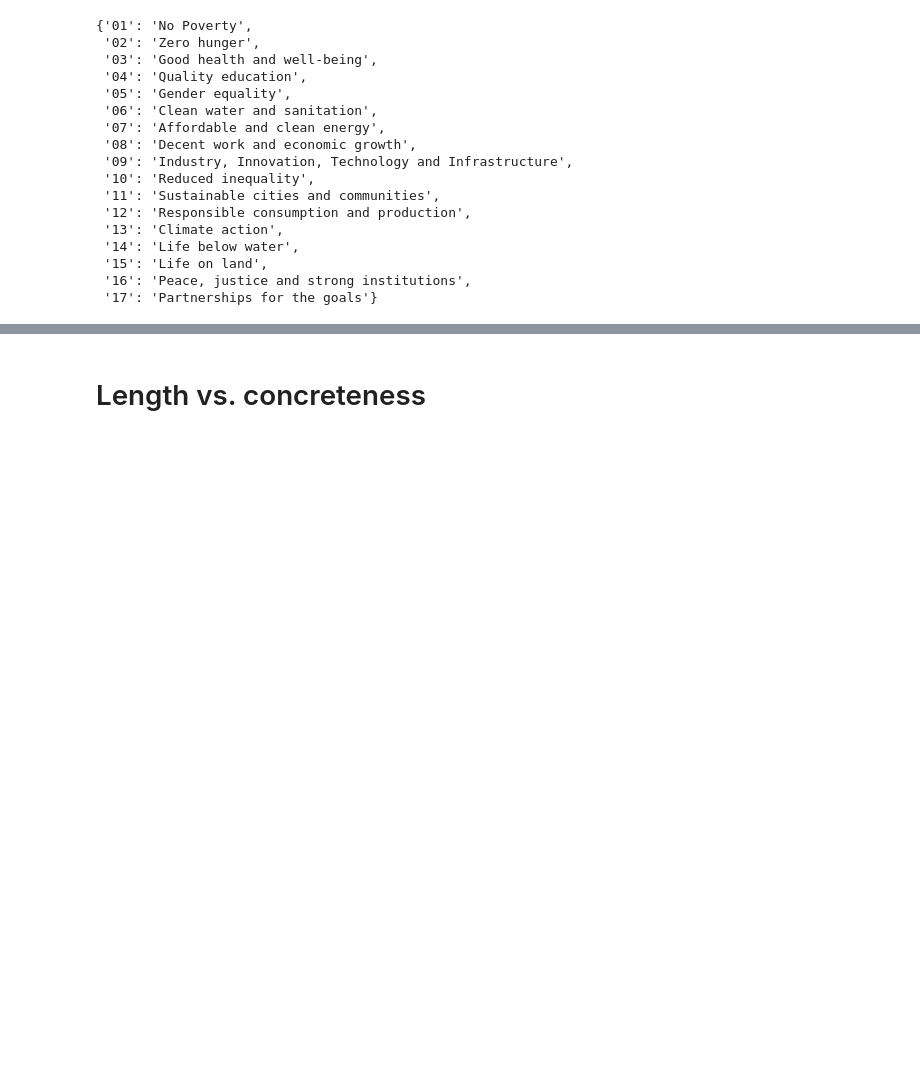
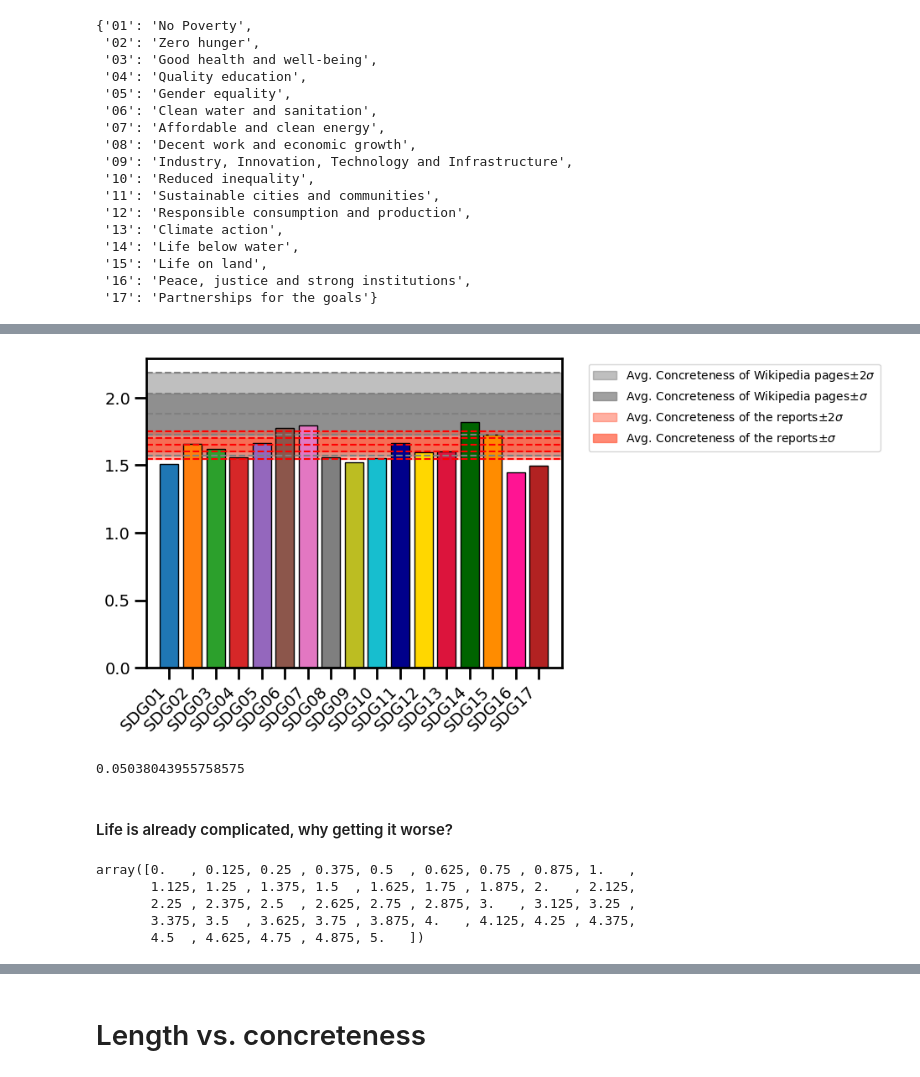
Before and after one commit to fabiosaracco/sdg_repos_advanced, a Jupyter notebook: 4_0_fa_r_vago.ipynb, the cells around one changed output, grey strips where cells are left out. Drawn from its saved outputs; the diff is of its cells as text; code cells hidden in the pictures; blank space fills up the shorter version.

```diff
--- a/4_0_fa_r_vago.ipynb
+++ b/4_0_fa_r_vago.ipynb
@@ -559,0 +589,42 @@ plt.show()
+# %%
+plt.hlines(np.mean(wiki_concr)+2*np.std(wiki_concr), 0, 18, color='gray', ls='--')
+plt.hlines(np.mean(wiki_concr)+np.std(wiki_concr), 0, 18, color='gray', ls='--')
+plt.hlines(np.mean(wiki_concr)-np.std(wiki_concr), 0, 18, color='gray', ls='--')
+plt.hlines(np.mean(wiki_concr)-2*np.std(wiki_concr), 0, 18, color='gray', ls='--')
+plt.hlines(np.mean(wiki_concr), -2, 18, color='gray', ls='--')
+
+y1 = np.ones(len(range(20)))*(np.mean(wiki_concr)-2*np.std(wiki_concr))
+y2 = np.ones(len(range(20)))*(np.mean(wiki_concr)+2*np.std(wiki_concr))
+
+plt.fill_between(np.arange(20), y1, y2, color="gray", alpha=0.5, label=r'Avg. Concreteness of Wikipedia pages$\pm2\sigma$')
+plt.fill_between(np.arange(20), y1+np.std(wiki_concr), y2-np.std(wiki_concr), color="gray", alpha=0.75, label=r'Avg. Concreteness of Wikipedia pages$\pm\sigma$')
+
+plt.hlines(np.mean(output['concreteness']), -2, 18, color='red', ls='--')
+plt.hlines(np.mean(output['concreteness'])+np.std(output['concreteness']), -2, 18, color='red', ls='--')
+plt.hlines(np.mean(output['concreteness'])-np.std(output['concreteness']), -2, 18, color='red', ls='--')
+plt.hlines(np.mean(output['concreteness'])+2*np.std(output['concreteness']), -2, 18, color='red', ls='--')
+plt.hlines(np.mean(output['concreteness'])-2*np.std(output['concreteness']), -2, 18, color='red', ls='--')
+
+y1_reps = np.ones(len(range(20)))*(np.mean(output['concreteness'])-2*np.std(output['concreteness']))
+y2_reps = np.ones(len(range(20)))*(np.mean(output['concreteness'])+2*np.std(output['concreteness']))
+
+plt.fill_between(np.arange(20), y1_reps, y2_reps, color="tomato", alpha=0.5, label=r'Avg. Concreteness of the reports$\pm2\sigma$')
+plt.fill_between(np.arange(20), y1_reps+np.std(output['concreteness']), y2_reps-np.std(output['concreteness']), color="tomato", alpha=0.75, label=r'Avg. Concreteness of the reports$\pm\sigma$')
+
+#plt.hlines(2.5, -2, 20, color='r', ls='--', alpha=0.6)
+
+plt.bar(np.arange(1, 18), fafas_concr, color=sdg_color_list, edgecolor='black')
+
+plt.xlim(0,18)
+plt.xticks(np.arange(1, 18), labels=short_labels, rotation=45,ha="right")
+plt.legend(bbox_to_anchor=(1.05, 1), loc='upper left')
+plt.savefig('./NewPlots/concreteness_bad.png', dpi=300, bbox_inches='tight')
+plt.show()
+# %% [output]
+[figure, added]
+# %%
+np.std(output['concreteness'])
+# %% [output]
+0.05038043955758575
+# %% [markdown]
+#### Life is already complicated, why getting it worse?
@@ -559,0 +647,8 @@ plt.show()
+# %%
+bins
+# %% [output]
+array([0.   , 0.125, 0.25 , 0.375, 0.5  , 0.625, 0.75 , 0.875, 1.   ,
+       1.125, 1.25 , 1.375, 1.5  , 1.625, 1.75 , 1.875, 2.   , 2.125,
+       2.25 , 2.375, 2.5  , 2.625, 2.75 , 2.875, 3.   , 3.125, 3.25 ,
+       3.375, 3.5  , 3.625, 3.75 , 3.875, 4.   , 4.125, 4.25 , 4.375,
+       4.5  , 4.625, 4.75 , 4.875, 5.   ])
```
Also changed, not shown: parts of 15 cells of this notebook, 4 other files.
